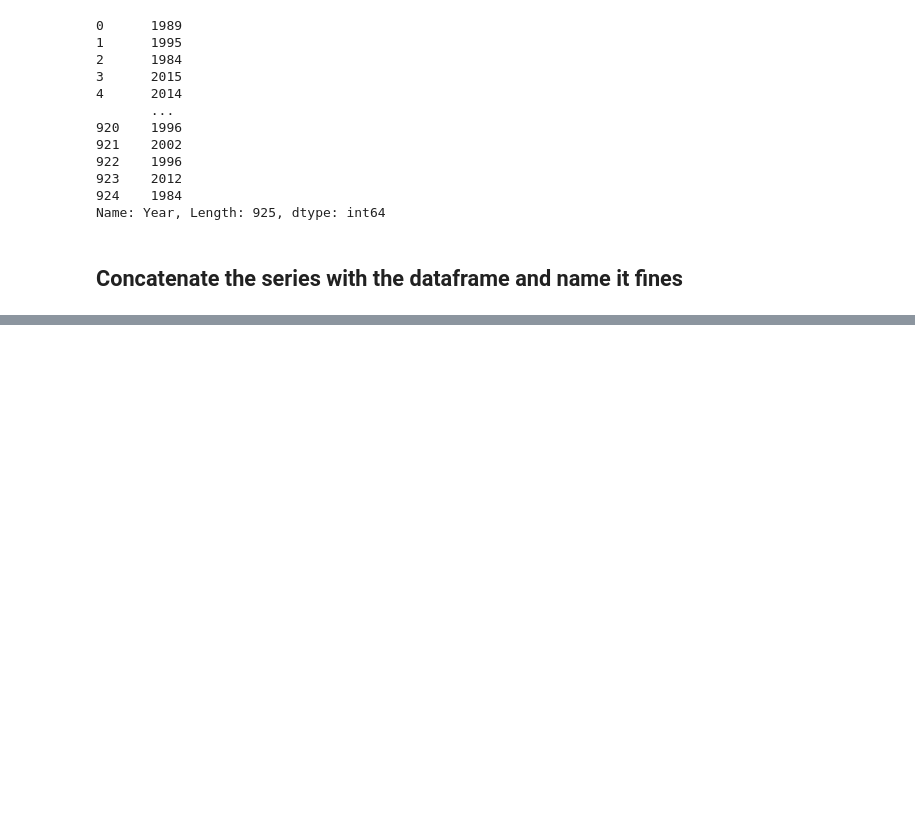
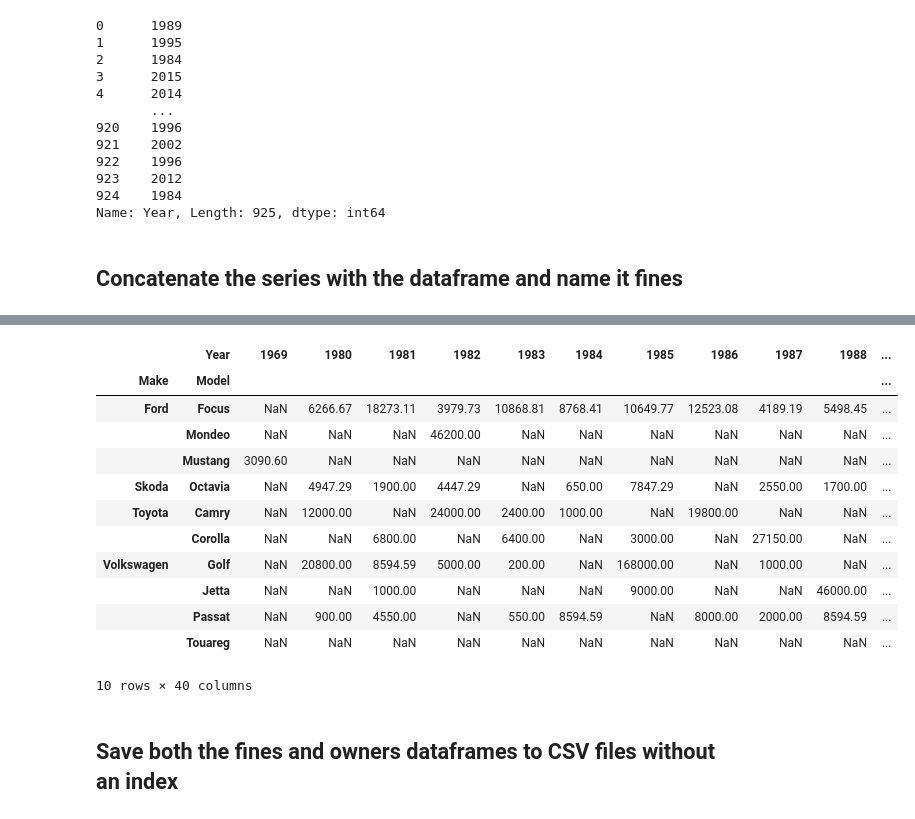
Before and after one commit to Smoooky/42-PiscinePythonDataScience, a Jupyter notebook: day05/ex04/enrichment.ipynb, the cells around one changed output, grey strips where cells are left out. Drawn from its saved outputs; the diff is of its cells as text; code cells hidden in the pictures; blank space fills up the shorter version.

```diff
--- a/day05/ex04/enrichment.ipynb
+++ b/day05/ex04/enrichment.ipynb
@@ -135,0 +164,11 @@ fines
+# %%
+my_data = pd.DataFrame({'CarNumber': ['K089PY178RUS', 'C718MC178RUS', 'K361KA178RUS',
+                                 'O432AB178RUS', 'X023HA178RUS'],
+                   'Refund': [1, 2, 3, 4, 5],
+                   'Fines': [1234.00, 4321.00, 2345.00, 5432.00, 2121.00],
+                   'Make': ['Ford', 'Ford', 'Ford', 'Ford', 'Ford'],
+                   'Model': ['Mustang', 'Mustang', 'Mustang', 'Mustang', 'Mustang',],
+                   'Year': [1969, 1969, 1969, 1969, 1969]})
+
+fines = pd.concat([fines, my_data], ignore_index=True)
+fines.tail(10)
@@ -135,0 +233,11 @@ fines
+# %%
+my_data = pd.DataFrame({'CarNumber': ['K089PY178RUS', 'C718MC178RUS', 'K361KA178RUS',
+                                 'O432AB178RUS', 'X023HA178RUS'],
+                   'Refund': [1, 2, 3, 4, 5],
+                   'Fines': [1234.00, 4321.00, 2345.00, 5432.00, 2121.00],
+                   'Make': ['Ford', 'Ford', 'Ford', 'Ford', 'Ford'],
+                   'Model': ['Mustang', 'Mustang', 'Mustang', 'Mustang', 'Mustang',],
+                   'Year': [1969, 1969, 1969, 1969, 1969]})
+
+fines = pd.concat([fines, my_data], ignore_index=True)
+fines.tail(10)
@@ -135,0 +369,21 @@ fines
+# %%
+pd.pivot_table(fines,
+               index=['Make', 'Model'],
+               values='Fines',
+               columns='Year')
+# %% [output]
+|  | Year | 1969 | 1980 | 1981 | 1982 | 1983 | 1984 | 1985 | 1986 | 1987 | 1988 | ... |
+| Make | Model |  |  |  |  |  |  |  |  |  |  | ... |
+| Ford | Focus | NaN | 6266.67 | 18273.11 | 3979.73 | 10868.81 | 8768.41 | 10649.77 | 12523.08 | 4189.19 | 5498.45 | ... |
+|  | Mondeo | NaN | NaN | NaN | 46200.00 | NaN | NaN | NaN | NaN | NaN | NaN | ... |
+|  | Mustang | 3090.60 | NaN | NaN | NaN | NaN | NaN | NaN | NaN | NaN | NaN | ... |
+| Skoda | Octavia | NaN | 4947.29 | 1900.00 | 4447.29 | NaN | 650.00 | 7847.29 | NaN | 2550.00 | 1700.00 | ... |
+| Toyota | Camry | NaN | 12000.00 | NaN | 24000.00 | 2400.00 | 1000.00 | NaN | 19800.00 | NaN | NaN | ... |
+|  | Corolla | NaN | NaN | 6800.00 | NaN | 6400.00 | NaN | 3000.00 | NaN | 27150.00 | NaN | ... |
+| Volkswagen | Golf | NaN | 20800.00 | 8594.59 | 5000.00 | 200.00 | NaN | 168000.00 | NaN | 1000.00 | NaN | ... |
+|  | Jetta | NaN | NaN | 1000.00 | NaN | NaN | NaN | 9000.00 | NaN | NaN | 46000.00 | ... |
+|  | Passat | NaN | 900.00 | 4550.00 | NaN | 550.00 | 8594.59 | NaN | 8000.00 | 2000.00 | 8594.59 | ... |
+|  | Touareg | NaN | NaN | NaN | NaN | NaN | NaN | NaN | NaN | NaN | NaN | ... |
+10 rows × 40 columns
+# %% [markdown]
+## Save both the fines and owners dataframes to CSV files without an index
```
Also changed, not shown: parts of 41 cells of this notebook, 1 other file.
